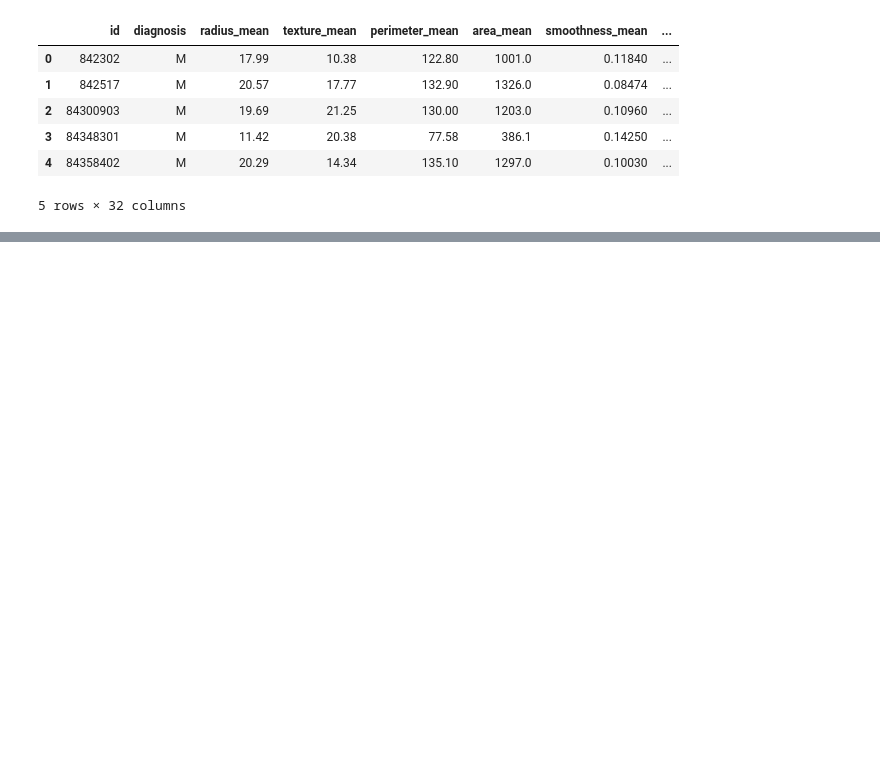
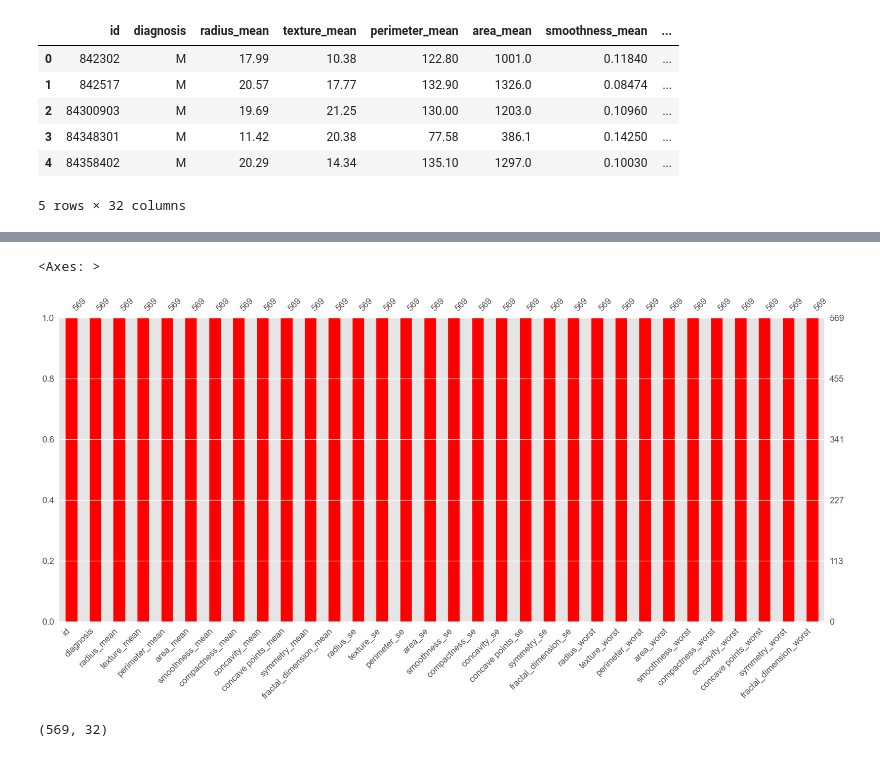
Before and after one commit to vikasjangidmk/Breast-Cancer-Diagnosis-Using-ML-Comparing-Traditional-and-Boosting-Models, a Jupyter notebook: Cancer.ipynb, the cells around one changed output, grey strips where cells are left out. Drawn from its saved outputs; the diff is of its cells as text; code cells hidden in the pictures; blank space fills up the shorter version.

```diff
--- a/Cancer.ipynb
+++ b/Cancer.ipynb
@@ -24,0 +110,9 @@ df.head()
+# %%
+msno.bar(df,color="red")
+# %% [output]
+<Axes: >
+[figure, added]
+# %%
+df.shape
+# %% [output]
+(569, 32)
```
Also changed, not shown: parts of 10 cells of this notebook.
